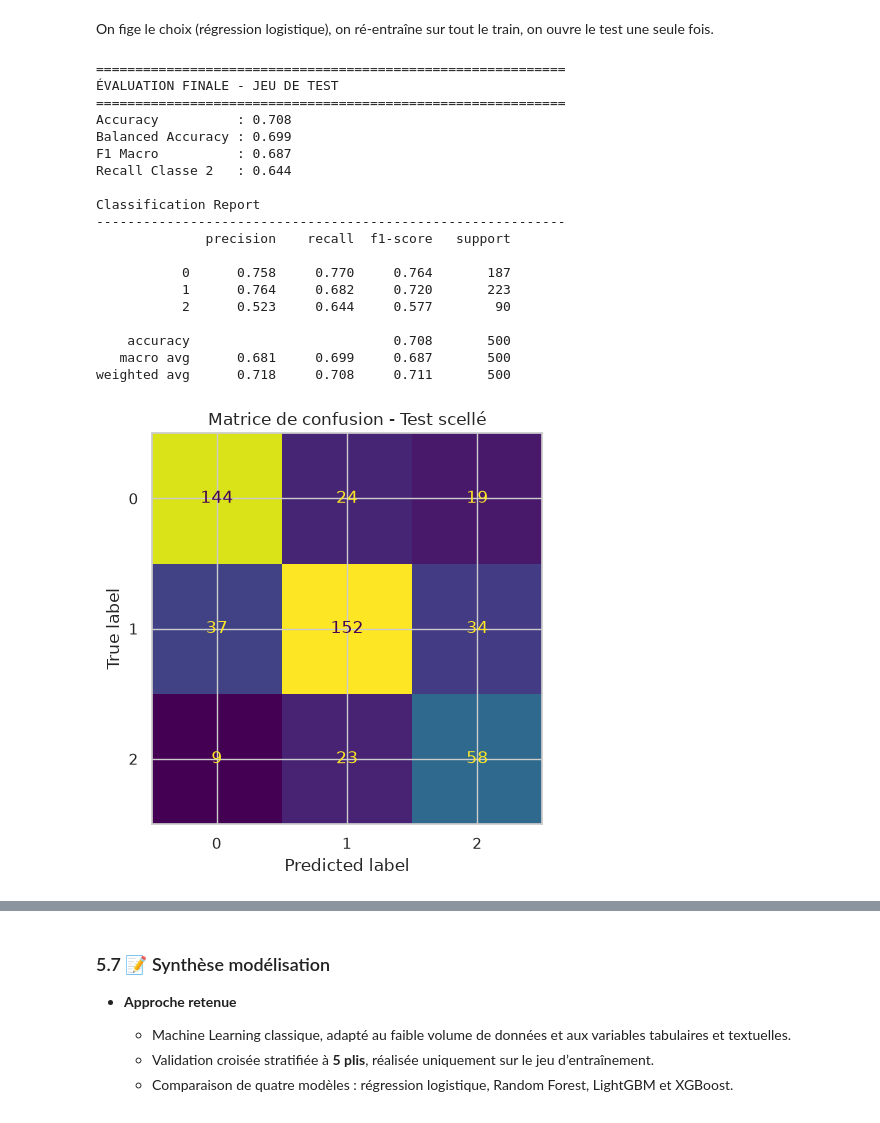
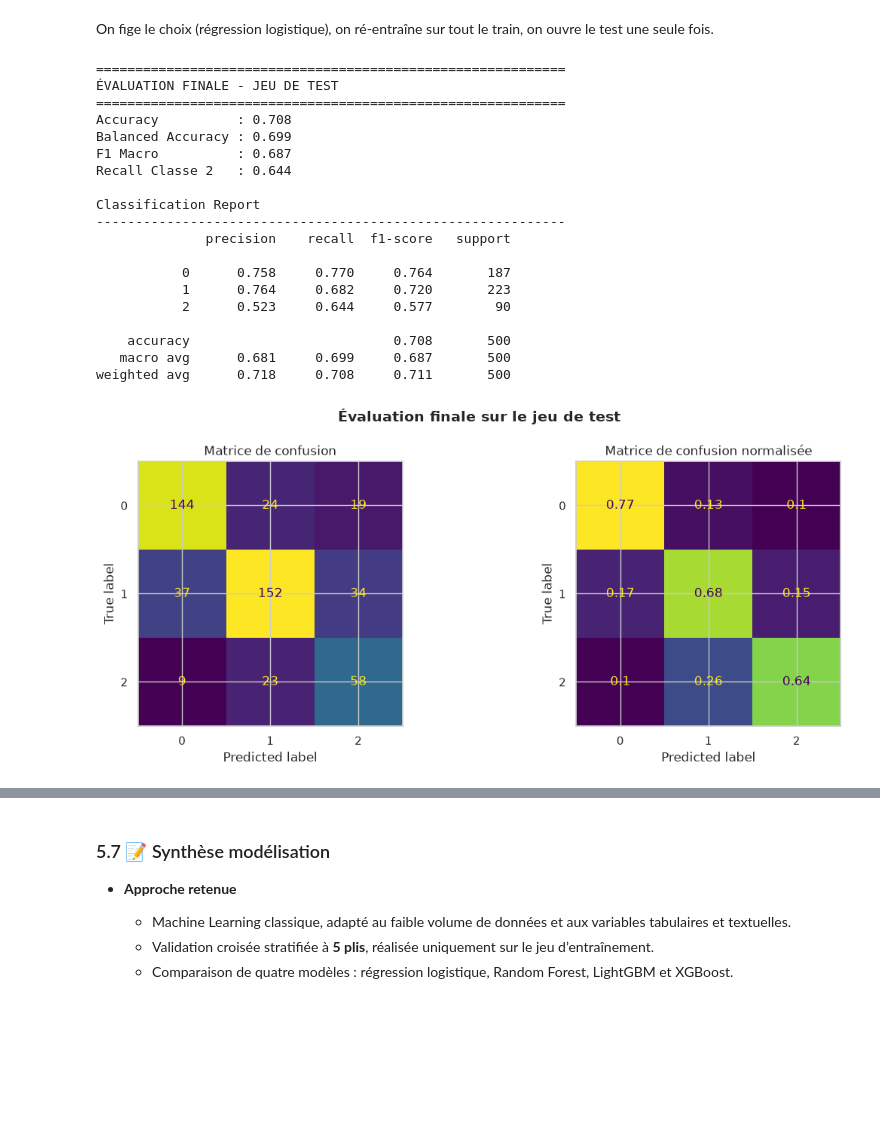
Before and after one commit to NicoH77/Atlas_CISIA_Exam_EmploymentPrediction, a Jupyter notebook: notebooks/Notebook-EmploymentPrediction.ipynb, the cells around one changed output, grey strips where cells are left out. Drawn from its saved outputs; the diff is of its cells as text; code cells hidden in the pictures; blank space fills up the shorter version.

```diff
--- a/notebooks/Notebook-EmploymentPrediction.ipynb
+++ b/notebooks/Notebook-EmploymentPrediction.ipynb
@@ -1093,18 +1208,12 @@ Avant toute étape d'apprentissage, le jeu de données est séparé en ensembles
 Le test est scellé jusqu'à l'étape [5]. `stratify=y` garantit que les 3 classes gardent leurs proportions dans les deux jeux — indispensable avec une classe à 18 %.
 # %%
 # 4.2 Train/test split (stratifié si classification déséquilibrée)
-# from sklearn.model_selection import train_test_split
-# X = df.drop(columns=["target"])
-# y = df["target"]
-# X_train, X_test, y_train, y_test = train_test_split(
-#     X, y, test_size=0.2, stratify=y, random_state=RANDOM_STATE
-# )
 
-X = df[feat_num + feat_cat + [feat_txt]]
-y = df[target]
+X = df[FEAT_NUM + FEAT_CAT + [FEAT_TXT]]
+y = df[TARGET]
 
 X_train, X_test, y_train, y_test = train_test_split(
-    X, y, test_size=0.2, stratify=y, random_state=RANDOM_STATE
+    X, y, test_size=TEST_SIZE, stratify=y, random_state=SEED
 )
 print(X_train.shape, X_test.shape)
 y_train.value_counts(normalize=True).round(3)
@@ -1584,8 +1675,6 @@ print("\n🏆 Meilleur modèle :", best_model_name)
 # %% [markdown]
 On fige le choix (régression logistique), on ré-entraîne sur tout le train, on ouvre le test une seule fois.
 # %%
-import matplotlib.pyplot as plt
-
 from src.evaluation import evaluate_test_set
 
 final_pipeline, y_pred, metrics = evaluate_test_set(
@@ -1627,60 +1716,62 @@ print(
 )
 
 # =====================================================
-# Matrice de confusion brute
+# Matrices de confusion
 # =====================================================
 
-fig, ax = plt.subplots(figsize=(6, 5))
+fig, axes = plt.subplots(
+    nrows=1,
+    ncols=2,
+    figsize=(12, 5)
+)
 
+# Matrice brute
 ConfusionMatrixDisplay.from_predictions(
     y_test,
     y_pred,
-    ax=ax,
+    ax=axes[0],
     colorbar=False
 )
 
-ax.set_title("Matrice de confusion - Test scellé")
+axes[0].set_title("Matrice de confusion")
 
-plt.tight_layout()
-plt.show()
-
-
-# =====================================================
-# Matrice de confusion normalisée
-# =====================================================
-
-fig, ax = plt.subplots(figsize=(6, 5))
-
+# Matrice normalisée
 ConfusionMatrixDisplay.from_predictions(
     y_test,
     y_pred,
     normalize="true",
-    ax=ax,
+    ax=axes[1],
     colorbar=False
 )
 
-ax.set_title("Matrice de confusion normalisée")
+axes[1].set_title("Matrice de confusion normalisée")
+
+plt.suptitle(
+    "Évaluation finale sur le jeu de test",
+    fontsize=14,
+    fontweight="bold"
+)
 
 plt.tight_layout()
 plt.show()
 # %% [output]
 ============================================================
 ÉVALUATION FINALE - JEU DE TEST
 ============================================================
 Accuracy          : 0.708
 Balanced Accuracy : 0.699
 F1 Macro          : 0.687
 Recall Classe 2   : 0.644
 
 Classification Report
 ------------------------------------------------------------
               precision    recall  f1-score   support
 
            0      0.758     0.770     0.764       187
            1      0.764     0.682     0.720       223
            2      0.523     0.644     0.577        90
 
     accuracy                          0.708       500
    macro avg      0.681     0.699     0.687       500
 weighted avg      0.718     0.708     0.711       500
-[figure, old version]
+[figure, new version]
```
Also changed, not shown: parts of 31 cells of this notebook.
